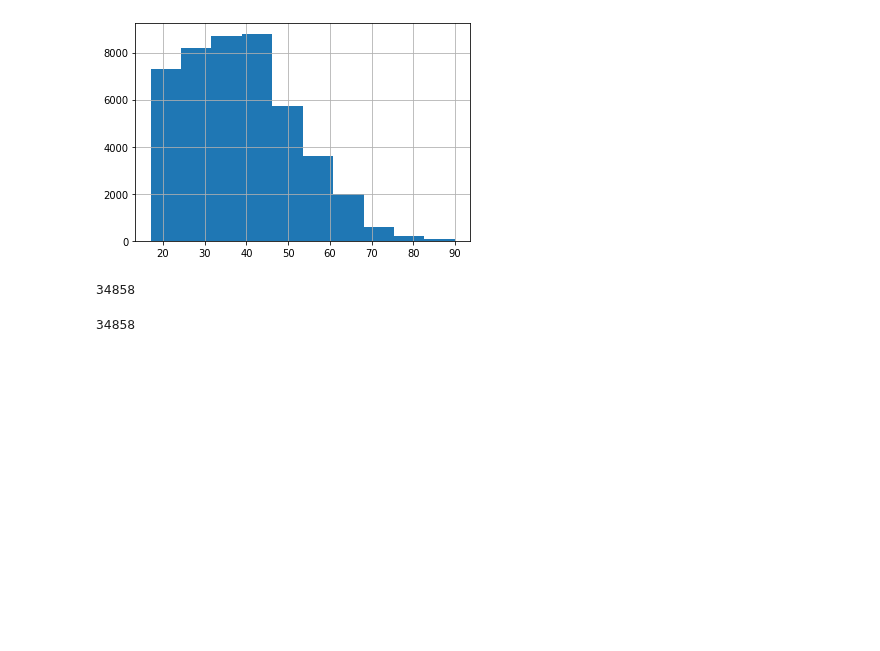
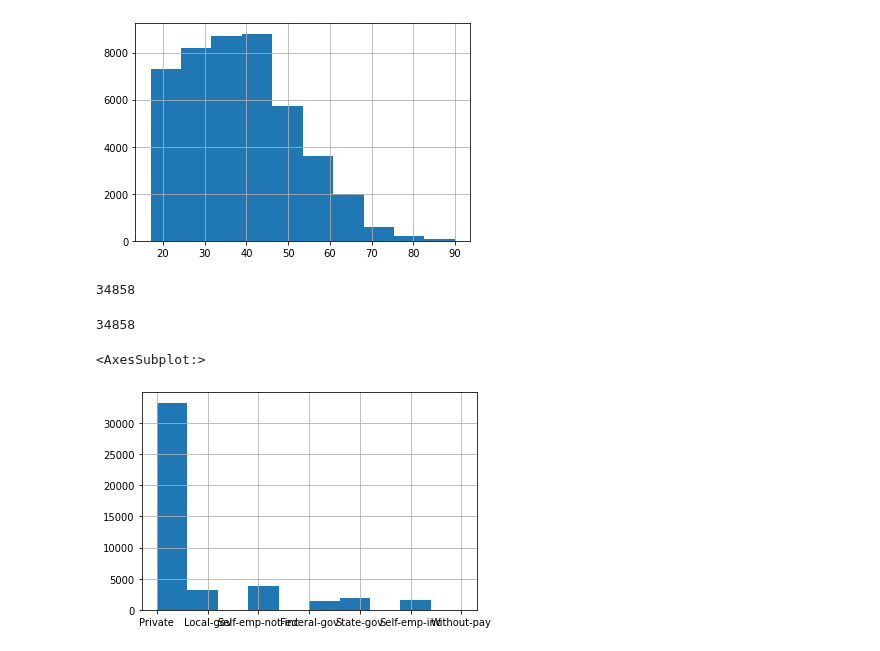
Before and after one commit to Dharmil4602/data-science-projects, a Jupyter notebook: Adult Income/adult_income.ipynb, the cells around one changed output. Drawn from its saved outputs; the diff is of its cells as text; code cells hidden in the pictures; blank space fills up the shorter version.

```diff
--- a/Adult Income/adult_income.ipynb
+++ b/Adult Income/adult_income.ipynb
@@ -258,3 +258,9 @@ sum((data['age'] >= 17) & (data['age'] <= 48))
 data['age'].between(17, 48).sum()
 # %% [output]
 34858
+# %%
+# Create a histogram of workclass
+data['workclass'].hist()
+# %% [output]
+<AxesSubplot:>
+[figure, added]
```
Also changed, not shown: parts of 4 cells of this notebook.
